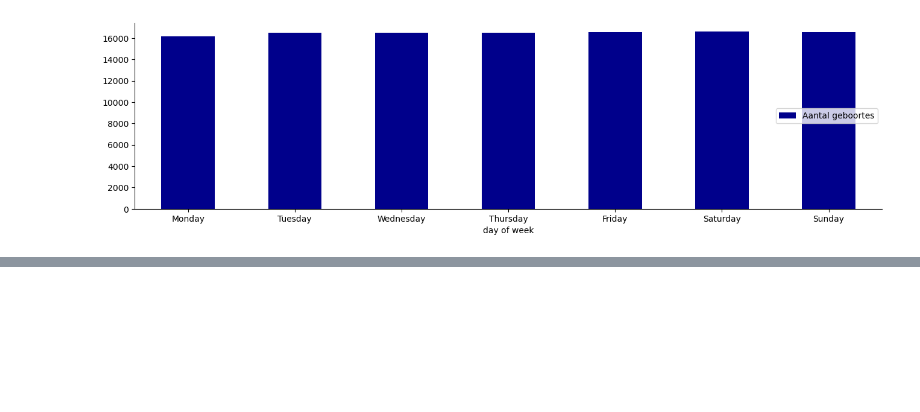
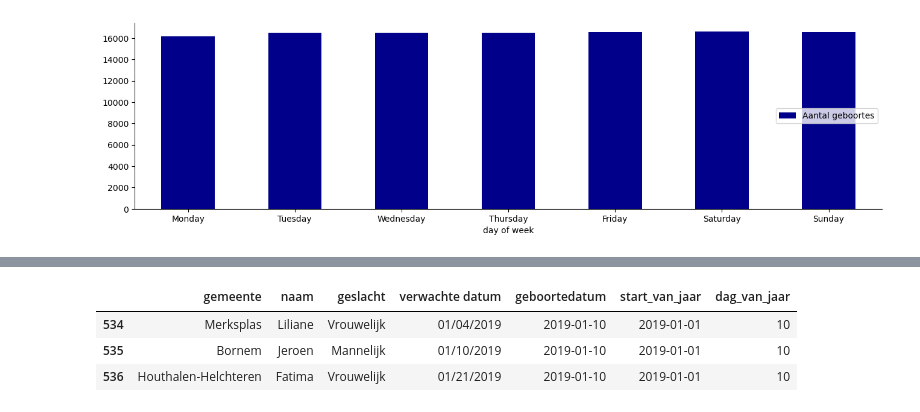
Before and after one commit to cdieltje/ExamenSyntra, a Jupyter notebook: notebooks/examen_deel1_V2.ipynb, the cells around one changed output, grey strips where cells are left out. Saved outputs shown, nothing was run; the diff lists cells and outputs as text; code cells hidden in the pictures; blank space fills up the shorter version.

```diff
--- a/notebooks/examen_deel1_V2.ipynb
+++ b/notebooks/examen_deel1_V2.ipynb
@@ -94,12 +95,16 @@ Voeg een extra kolom toe met een `"dag van het jaar"` getal, dus 1 januari 2019
 **Opmerking**: Er is ook data voor 29 februari 2019, terwijl dit geen schrikkeljaar is! Plaats deze geboortes in een afzonderlijke DataFrame `df_wrong`. Zet in `df_wrong` een extra kolom met een referentie naar waarom deze data foutief is.
 # %%
+# Define path where data is located
+folder_path = os.path.join('..', 'Data')
+
+#
 def read_csvs_from_folder(folder_path):
     # Create an empty list to store dataframes
     dfs = []
 
     # Iterate over each file in the folder
     for file_name in os.listdir(folder_path):
-        if file_name.endswith('.csv'):
+        if file_name.endswith('.csv') and file_name != '2019-2-29.csv':
             # Get the base filename without extension
             file_name_without_extension = os.path.splitext(file_name)[0]
 
@@ -119,9 +124,13 @@ def read_csvs_from_folder(folder_path):
     return combined_df
 
 # Example usage:
-folder_path = os.path.join('..', 'Data')
 df = read_csvs_from_folder(folder_path)
 
 # Print the combined dataframe to check if load has succeeded
-print(df)
+print('Amount of rows in dataframe:', len(df))
+
+# Data of 2019-2-29.csv goes to separate df
+name_wrong_csv = '2019-2-29.csv'
+df_wrong = pd.read_csv(os.path.join('..', 'data', name_wrong_csv))
+print('Amount of rows from wrong csv 2019-2-29.csv in separate df :', len(df_wrong))
 # %% [output]
@@ -412,0 +357,7 @@ plt.legend();
+# %%
+df_birth_clean.head(3)
+# %% [output]
+|  | gemeente | naam | geslacht | verwachte datum | geboortedatum | start_van_jaar | dag_van_jaar |
+| 534 | Merksplas | Liliane | Vrouwelijk | 01/04/2019 | 2019-01-10 | 2019-01-01 | 10 |
+| 535 | Bornem | Jeroen | Mannelijk | 01/10/2019 | 2019-01-10 | 2019-01-01 | 10 |
+| 536 | Houthalen-Helchteren | Fatima | Vrouwelijk | 01/21/2019 | 2019-01-10 | 2019-01-01 | 10 |
```
Also changed, not shown: parts of 18 cells of this notebook.
